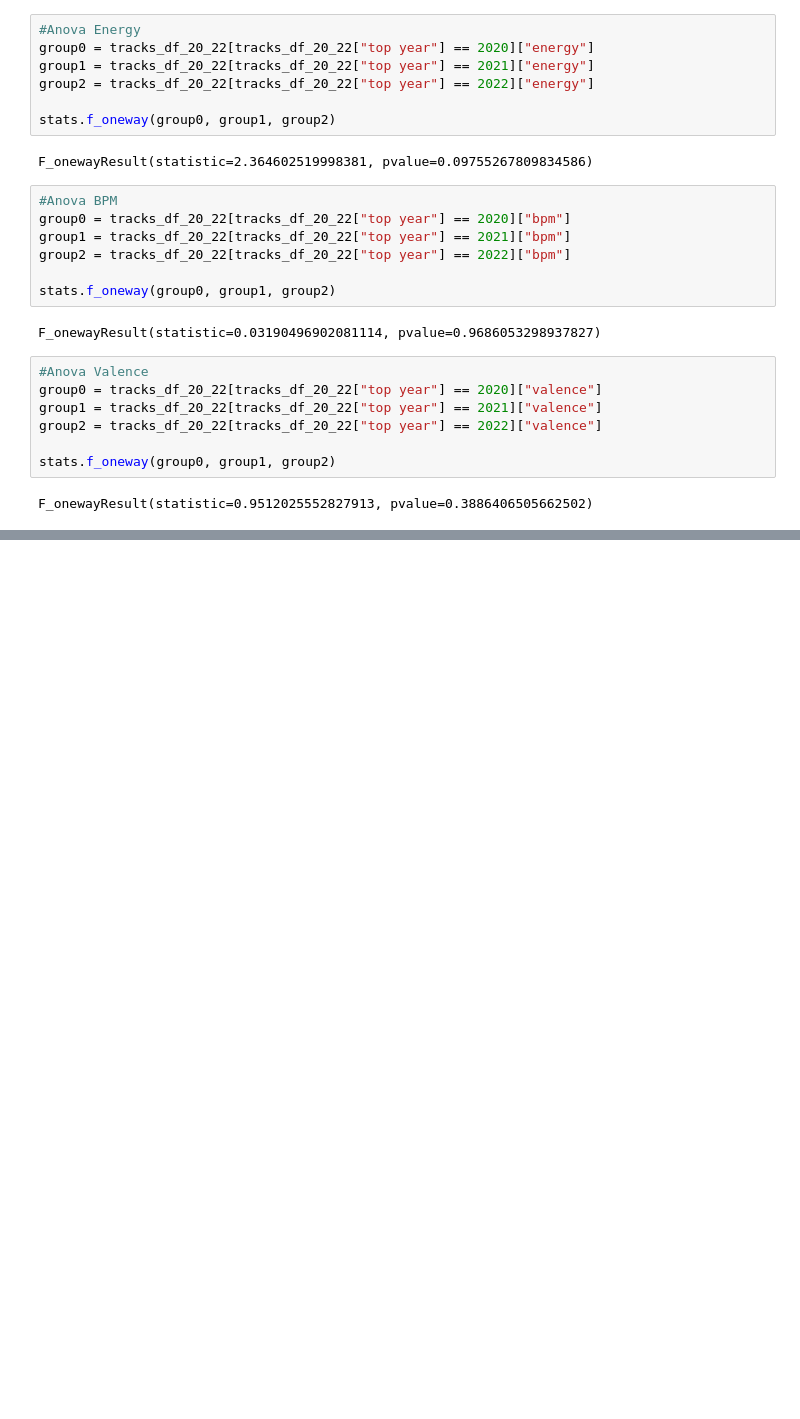
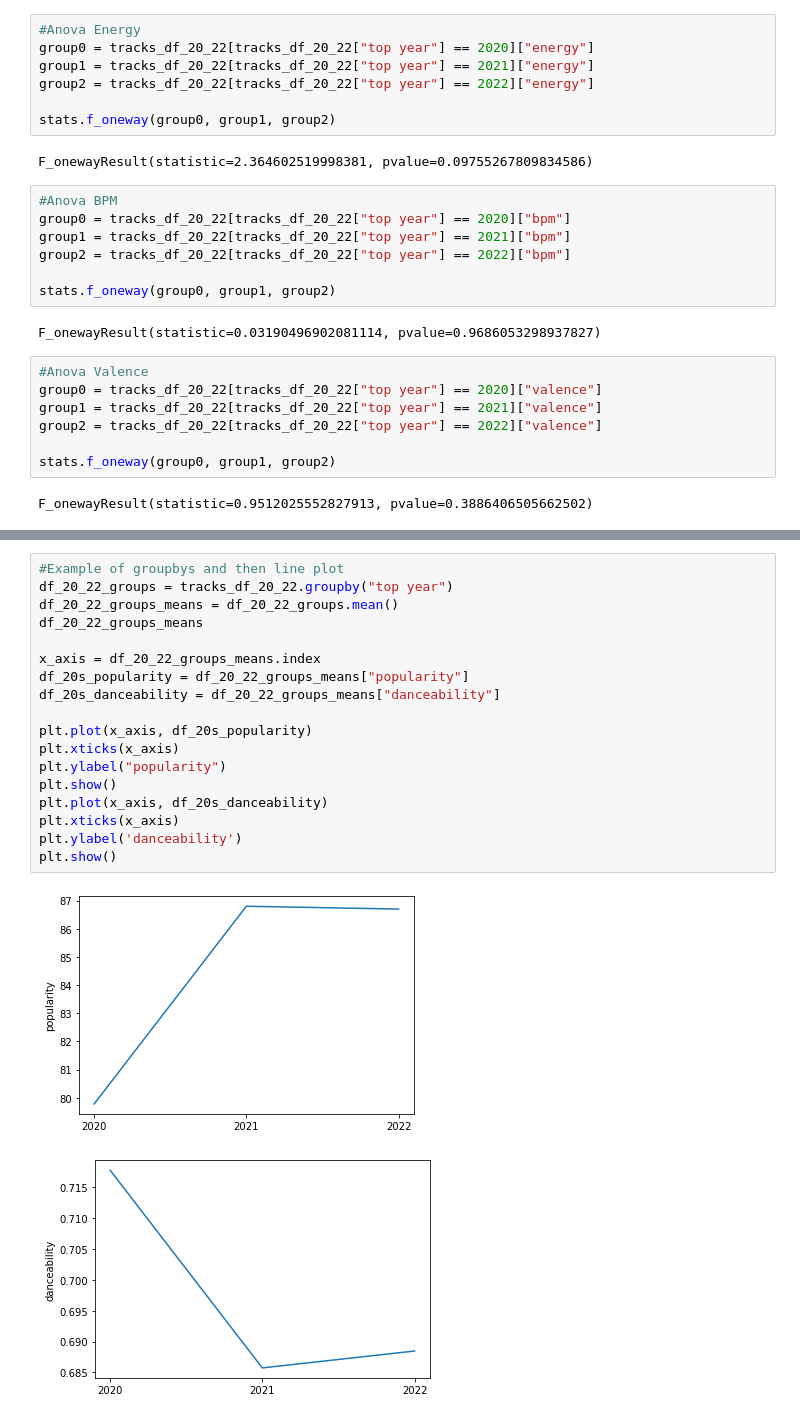
Before and after one commit to codyallison/Spotify-Top-Hits-Data-Analysis, a Jupyter notebook: Data/2020_2022_playlist.ipynb, the cells around one changed output, grey strips where cells are left out. Saved outputs shown, nothing was run; the diff lists cells and outputs as text; blank space fills up the shorter version.

```diff
--- a/Data/2020_2022_playlist.ipynb
+++ b/Data/2020_2022_playlist.ipynb
@@ -69,0 +91,21 @@ F_onewayResult(statistic=0.9512025552827913, pvalue=0.3886406505662502)
+# %%
+#Example of groupbys and then line plot
+df_20_22_groups = tracks_df_20_22.groupby("top year")
+df_20_22_groups_means = df_20_22_groups.mean()
+df_20_22_groups_means
+
+x_axis = df_20_22_groups_means.index
+df_20s_popularity = df_20_22_groups_means["popularity"]
+df_20s_danceability = df_20_22_groups_means["danceability"]
+
+plt.plot(x_axis, df_20s_popularity)
+plt.xticks(x_axis)
+plt.ylabel("popularity")
+plt.show()
+plt.plot(x_axis, df_20s_danceability)
+plt.xticks(x_axis)
+plt.ylabel('danceability')
+plt.show()
+# %% [output]
+[figure, added]
+[figure, added]
```
Also changed, not shown: parts of 3 cells of this notebook, 1 other file.
